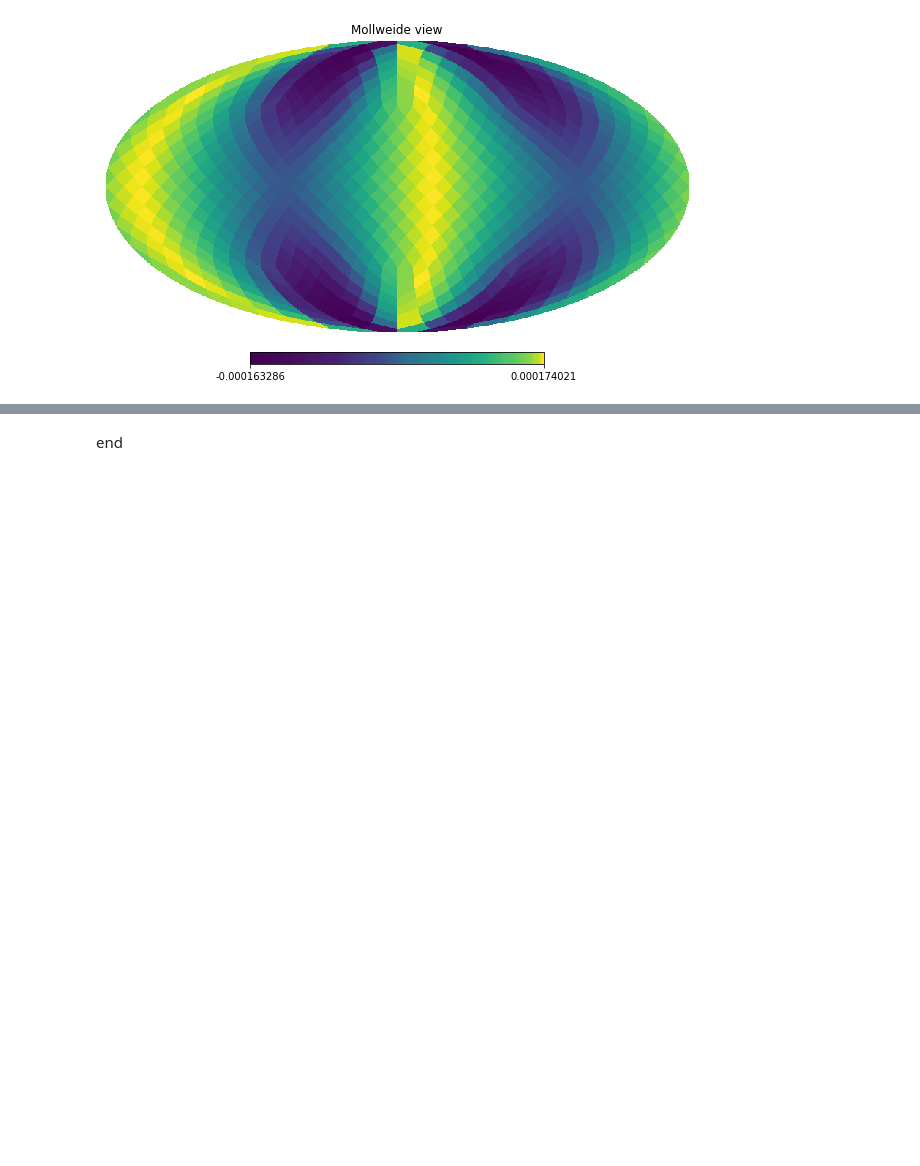
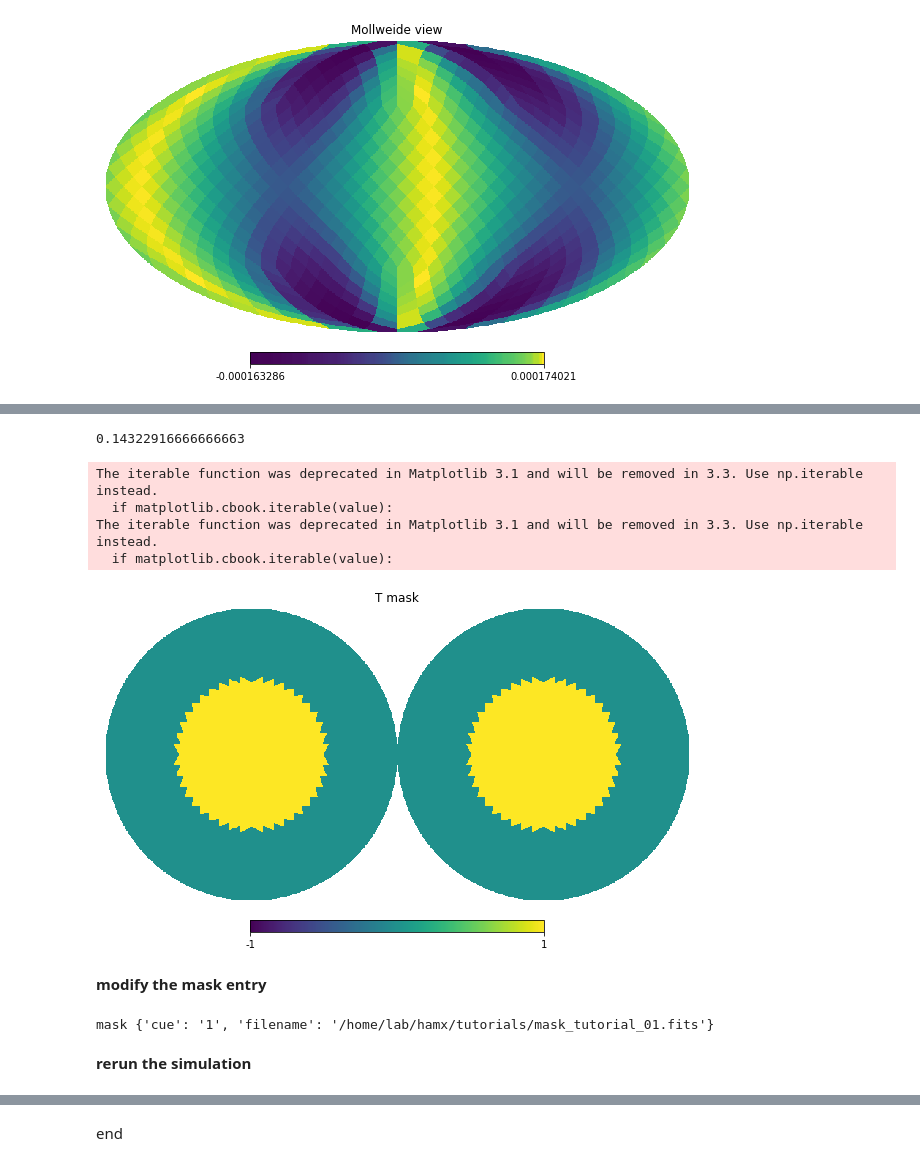
Before and after one commit to hammurabi-dev/hammurabiX, a Jupyter notebook: tutorials/tutorial_01.ipynb, the cells around one changed output, grey strips where cells are left out. Cells and saved outputs as stored; diff of their text form; code cells hidden in the pictures; blank space fills up the shorter version.

```diff
--- a/tutorials/tutorial_01.ipynb
+++ b/tutorials/tutorial_01.ipynb
@@ -291,0 +298,37 @@ The iterable function was deprecated in Matplotlib 3.1 and will be removed in 3.
+# %%
+# mask resolution
+mask_nside = 16
+
+# customized mask map
+def mask_map_prod(_nside,_external_mask=None):
+    tmp = np.ones(hp.nside2npix(_nside),dtype=bool)
+    count = 0
+    for _ipix in range(len(tmp)):
+        l,b = hp.pix2ang(_nside,_ipix,lonlat=True)
+        #STRIPE
+        if(abs(b)<60):
+            count = count + 1
+            tmp[_ipix] = False
+    print (1 - count/(12*_nside*_nside))
+    return tmp
+
+# prepare mask
+cust_tmask = mask_map_prod(mask_nside)
+hp.orthview(cust_tmask, rot=[0,90], min=-1, max=1, title='T mask')
+hp.write_map('mask_tutorial_01.fits',cust_tmask)
+# %% [output]
+0.14322916666666663
+The iterable function was deprecated in Matplotlib 3.1 and will be removed in 3.3. Use np.iterable instead.
+  if matplotlib.cbook.iterable(value):
+The iterable function was deprecated in Matplotlib 3.1 and will be removed in 3.3. Use np.iterable instead.
+  if matplotlib.cbook.iterable(value):
+[figure, added]
+# %% [markdown]
+**modify the mask entry**
+# %%
+sim.mod_par(['mask'],{'cue':'1','filename':'/home/lab/hamx/tutorials/mask_tutorial_01.fits'})
+sim.print_par(['mask'])
+# %% [output]
+mask {'cue': '1', 'filename': '/home/lab/hamx/tutorials/mask_tutorial_01.fits'}
+# %% [markdown]
+**rerun the simulation**
```
Also changed, not shown: parts of 4 cells of this notebook, 8 other files.
